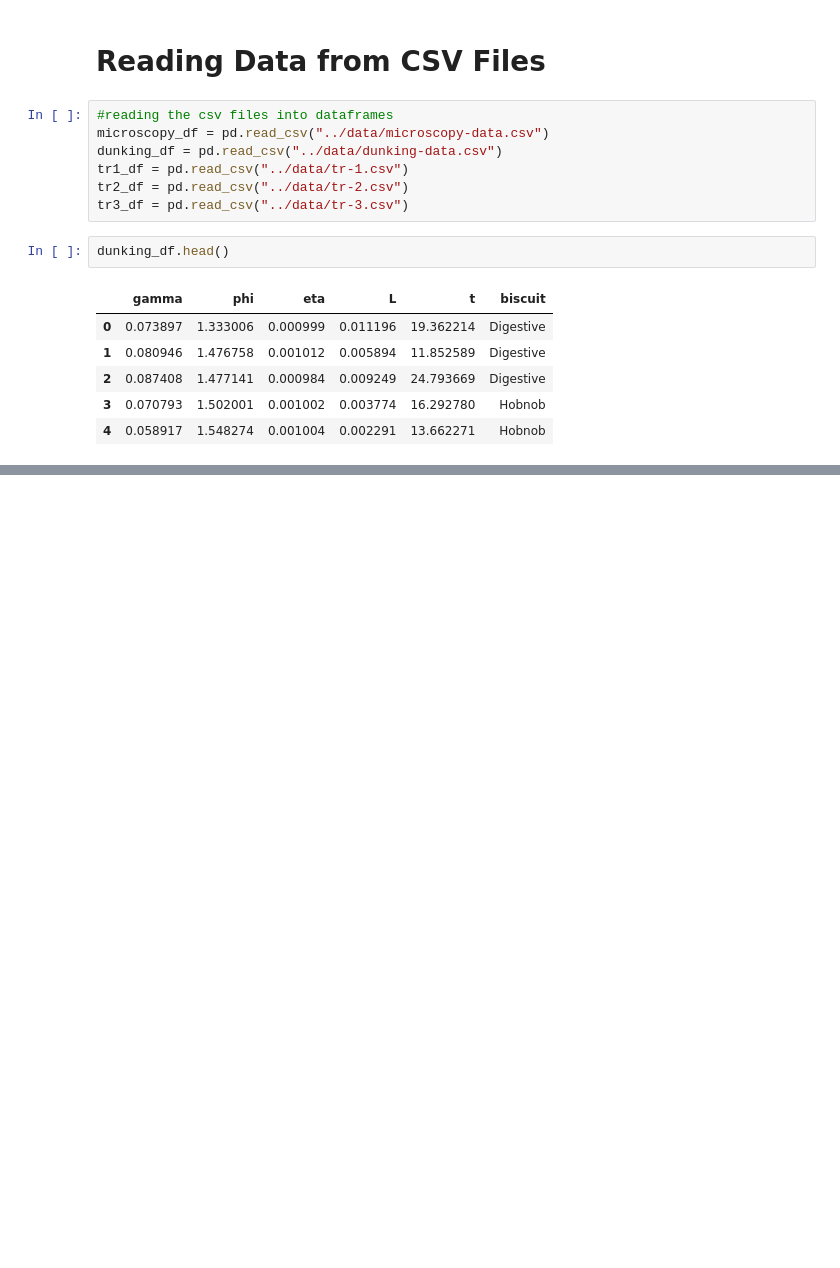
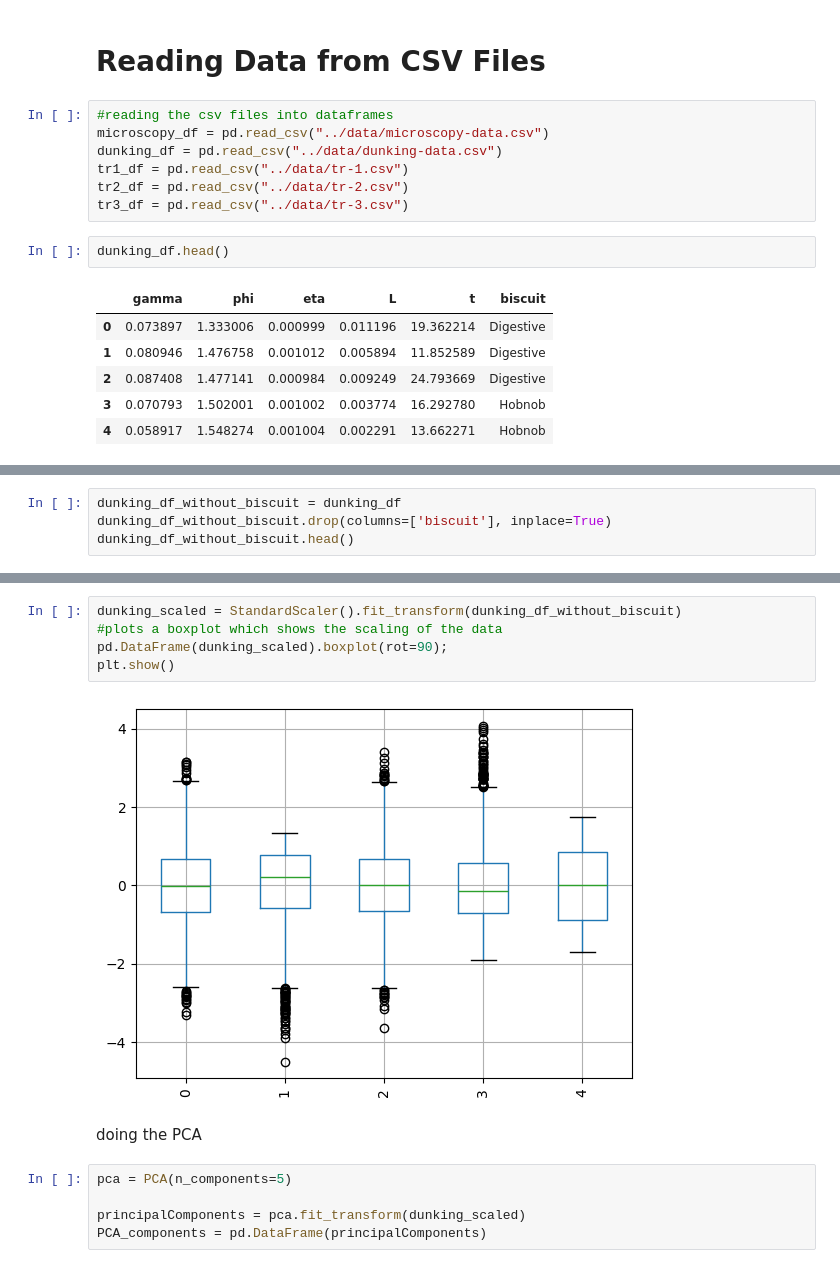
Before and after one commit to RedOffset6/biscuit_fluid_flow, a Jupyter notebook: notebooks/analysis.ipynb, the cells around one changed output, grey strips where cells are left out. Drawn from its saved outputs; the diff is of its cells as text; blank space fills up the shorter version.

```diff
--- a/notebooks/analysis.ipynb
+++ b/notebooks/analysis.ipynb
@@ -22,0 +36,4 @@ dunking_df.head()
+# %%
+dunking_df_without_biscuit = dunking_df
+dunking_df_without_biscuit.drop(columns=['biscuit'], inplace=True)
+dunking_df_without_biscuit.head()
@@ -22,0 +47,14 @@ dunking_df.head()
+# %%
+dunking_scaled = StandardScaler().fit_transform(dunking_df_without_biscuit)
+#plots a boxplot which shows the scaling of the data
+pd.DataFrame(dunking_scaled).boxplot(rot=90);
+plt.show()
+# %% [output]
+[figure, added]
+# %% [markdown]
+doing the PCA
+# %%
+pca = PCA(n_components=5)
+
+principalComponents = pca.fit_transform(dunking_scaled)
+PCA_components = pd.DataFrame(principalComponents)
```
Also changed, not shown: parts of 13 cells of this notebook.
